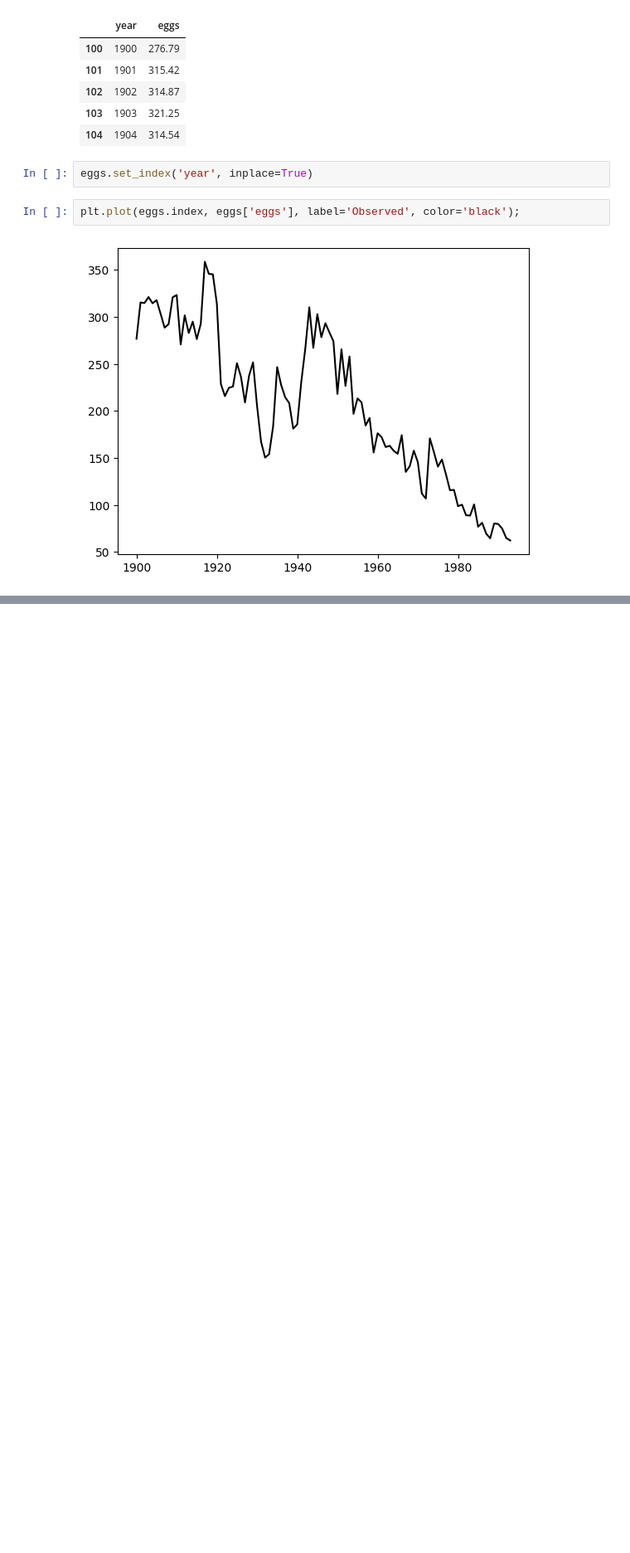
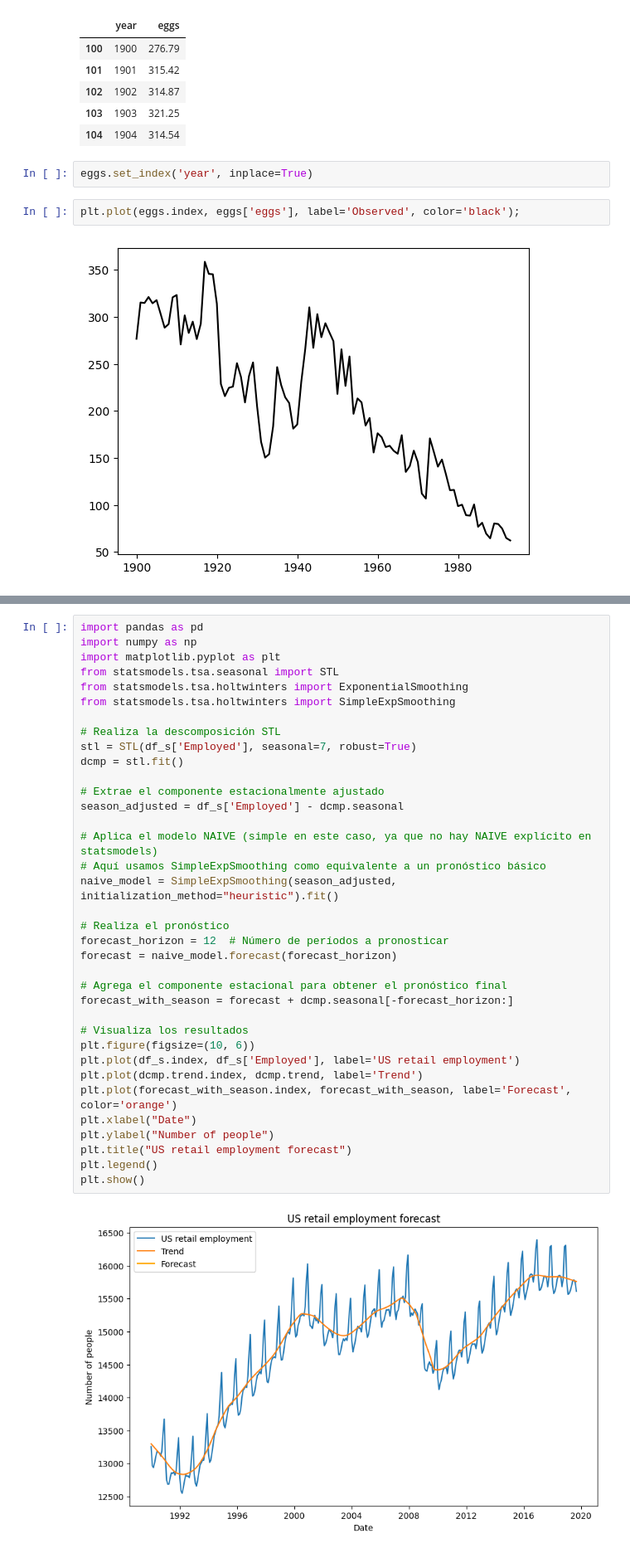
Before and after one commit to DavidGuzzi/TSA, a Jupyter notebook: Forecasting Principles and Practice 3rd/2/5.ipynb, the cells around one changed output, grey strips where cells are left out. Shown at 83% size. Drawn from its saved outputs; the diff is of its cells as text; blank space fills up the shorter version.

```diff
--- a/Forecasting Principles and Practice 3rd/2/5.ipynb
+++ b/Forecasting Principles and Practice 3rd/2/5.ipynb
@@ -470,0 +546,38 @@ plt.plot(eggs.index, eggs['eggs'], label='Observed', color='black');
+# %%
+import pandas as pd
+import numpy as np
+import matplotlib.pyplot as plt
+from statsmodels.tsa.seasonal import STL
+from statsmodels.tsa.holtwinters import ExponentialSmoothing
+from statsmodels.tsa.holtwinters import SimpleExpSmoothing
+
+# Realiza la descomposición STL
+stl = STL(df_s['Employed'], seasonal=7, robust=True)
+dcmp = stl.fit()
+
+# Extrae el componente estacionalmente ajustado
+season_adjusted = df_s['Employed'] - dcmp.seasonal
+
+# Aplica el modelo NAIVE (simple en este caso, ya que no hay NAIVE explícito en statsmodels)
+# Aquí usamos SimpleExpSmoothing como equivalente a un pronóstico básico
+naive_model = SimpleExpSmoothing(season_adjusted, initialization_method="heuristic").fit()
+
+# Realiza el pronóstico
+forecast_horizon = 12  # Número de períodos a pronosticar
+forecast = naive_model.forecast(forecast_horizon)
+
+# Agrega el componente estacional para obtener el pronóstico final
+forecast_with_season = forecast + dcmp.seasonal[-forecast_horizon:]
+
+# Visualiza los resultados
+plt.figure(figsize=(10, 6))
+plt.plot(df_s.index, df_s['Employed'], label='US retail employment')
+plt.plot(dcmp.trend.index, dcmp.trend, label='Trend')
+plt.plot(forecast_with_season.index, forecast_with_season, label='Forecast', color='orange')
+plt.xlabel("Date")
+plt.ylabel("Number of people")
+plt.title("US retail employment forecast")
+plt.legend()
+plt.show()
+# %% [output]
+[figure, added]
```
Also changed, not shown: parts of 6 cells of this notebook.
